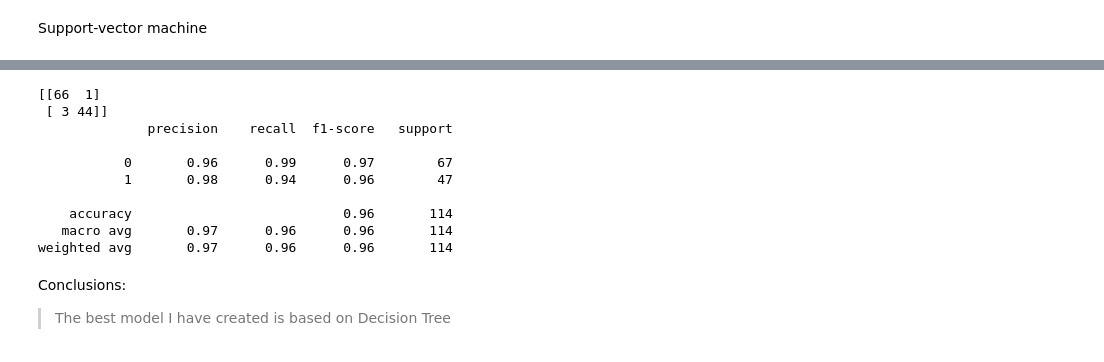
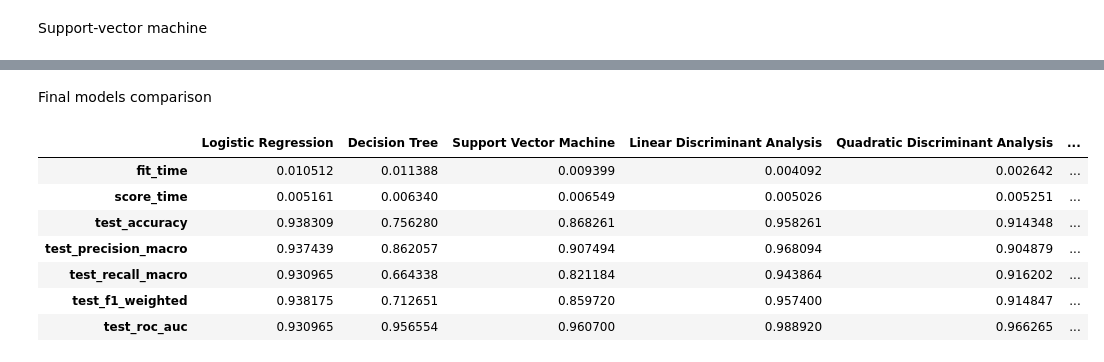
Before and after one commit to mariuszkx5/ML-Projects, a Jupyter notebook: Project_Cancer_Diagnostic.ipynb, the cells around one changed output, grey strips where cells are left out. Saved outputs shown, nothing was run; the diff lists cells and outputs as text; code cells hidden in the pictures.

```diff
--- a/Project_Cancer_Diagnostic.ipynb
+++ b/Project_Cancer_Diagnostic.ipynb
@@ -258,0 +221,7 @@ Random Forest
+# %%
+svc = SVC(kernel='rbf')
+
+scores = cross_validate(svc, X_train, y_train, scoring=scoring, cv=10)
+
+svc_scores = pd.DataFrame.from_dict(scores).mean()
+svc_scores
@@ -258,0 +239,9 @@ Random Forest
+# %%
+from sklearn.discriminant_analysis import LinearDiscriminantAnalysis, QuadraticDiscriminantAnalysis
+
+lda = LinearDiscriminantAnalysis()
+
+scores = cross_validate(lda, X_train, y_train, scoring=scoring, cv=10)
+
+lda_scores = pd.DataFrame.from_dict(scores).mean()
+lda_scores
@@ -258,0 +260,6 @@ Random Forest
+# %%
+qda = QuadraticDiscriminantAnalysis()
+
+scores = cross_validate(qda, X_train, y_train, scoring=scoring, cv=10)
+
+qda_scores = pd.DataFrame.from_dict(scores).mean()
@@ -294,19 +297,15 @@ weighted avg       0.99      0.99      0.99       455
-# %%
-y_pred = clf.predict(X_test)
-print(confusion_matrix(y_test, y_pred>0.5,))
-print(classification_report(y_test, y_pred>0.5,))
-# %% [output]
-[[66  1]
- [ 3 44]]
-              precision    recall  f1-score   support
-
-           0       0.96      0.99      0.97        67
-           1       0.98      0.94      0.96        47
-
-    accuracy                           0.96       114
-   macro avg       0.97      0.96      0.96       114
-weighted avg       0.97      0.96      0.96       114
-# %% [markdown]
-Conclusions:
-
-> The best model I have created is based on Decision Tree
+# %% [markdown]
+Final models comparison
+# %%
+global_scores = pd.concat([dt_clf_scores, lr_scores, svc_scores, lda_scores, qda_scores, rfc_scores], axis=1)
+global_scores.columns = ['Logistic Regression', 'Decision Tree', 'Support Vector Machine', 'Linear Discriminant Analysis', 'Quadratic Discriminant Analysis', 'Random Forest']
+global_scores
+# %% [output]
+|  | Logistic Regression | Decision Tree | Support Vector Machine | Linear Discriminant Analysis | Quadratic Discriminant Analysis | ... |
+| fit_time | 0.010512 | 0.011388 | 0.009399 | 0.004092 | 0.002642 | ... |
+| score_time | 0.005161 | 0.006340 | 0.006549 | 0.005026 | 0.005251 | ... |
+| test_accuracy | 0.938309 | 0.756280 | 0.868261 | 0.958261 | 0.914348 | ... |
+| test_precision_macro | 0.937439 | 0.862057 | 0.907494 | 0.968094 | 0.904879 | ... |
+| test_recall_macro | 0.930965 | 0.664338 | 0.821184 | 0.943864 | 0.916202 | ... |
+| test_f1_weighted | 0.938175 | 0.712651 | 0.859720 | 0.957400 | 0.914847 | ... |
+| test_roc_auc | 0.930965 | 0.956554 | 0.960700 | 0.988920 | 0.966265 | ... |
```
Also changed, not shown: parts of 32 cells of this notebook.
